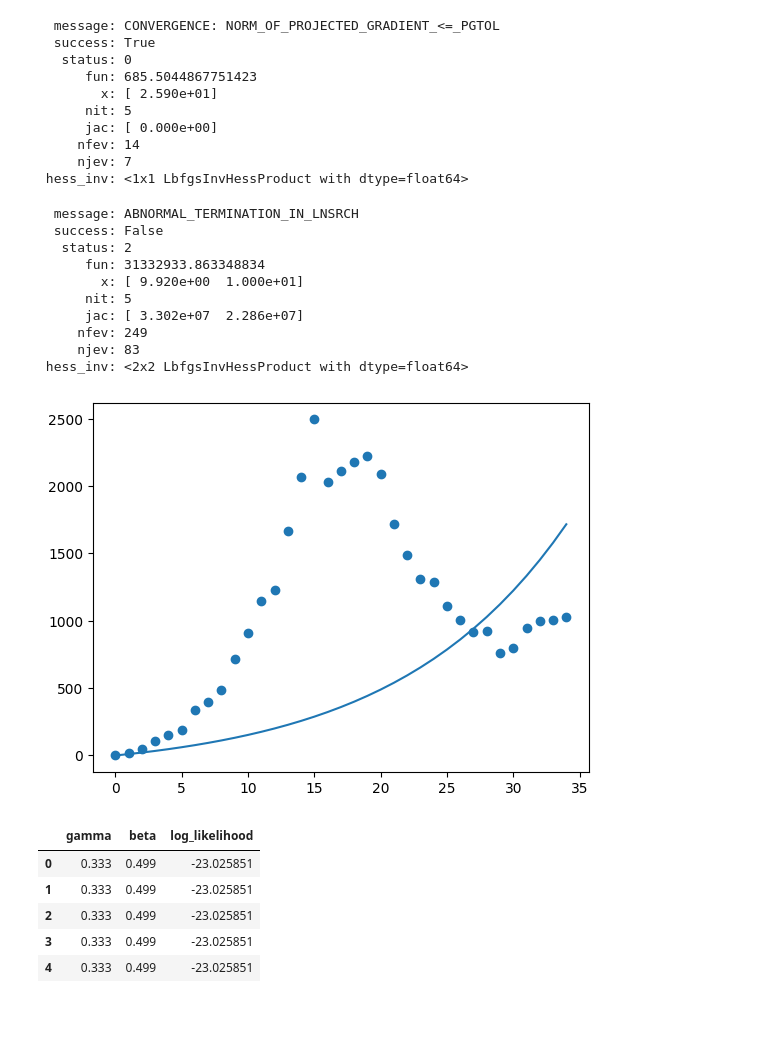
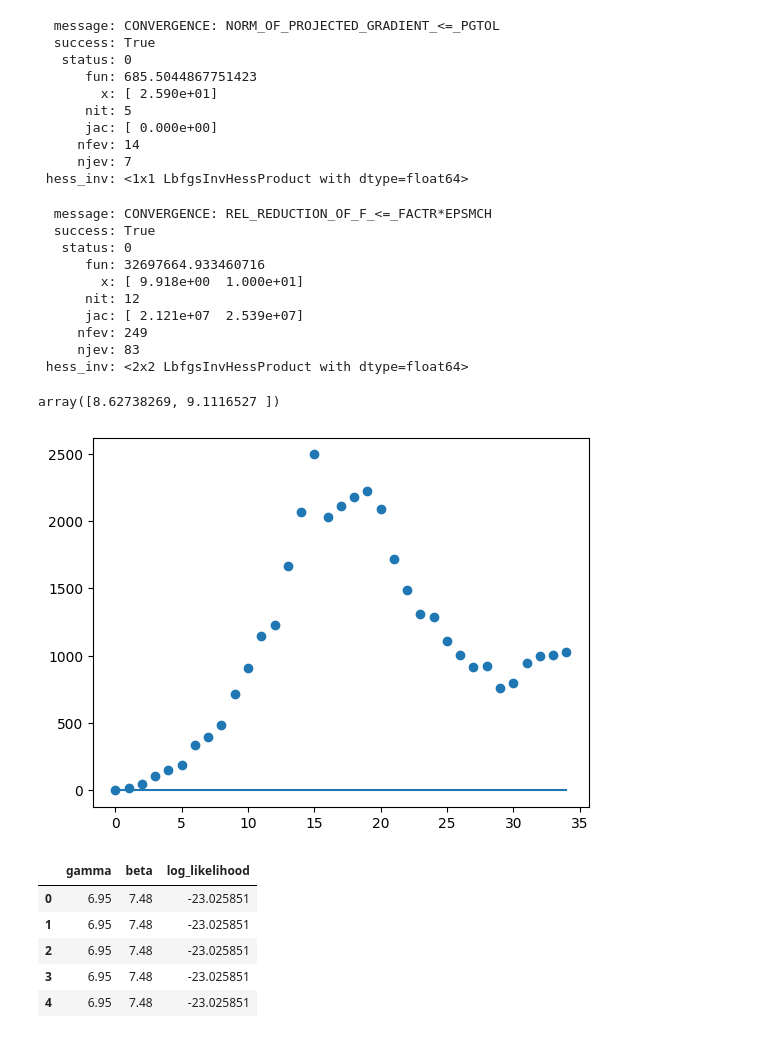
Before and after one commit to HilbertN/Analisis_de_datos_Tareas, a Jupyter notebook: Tarea3_Ajuste_de_parametros.ipynb, the cells around one changed output. Cells and saved outputs as stored; diff of their text form; code cells hidden in the pictures.

Commit message:
Intentamos ajustar la primera ola con curve_fit

```diff
--- a/Tarea3_Ajuste_de_parametros.ipynb
+++ b/Tarea3_Ajuste_de_parametros.ipynb
@@ -91,11 +91,12 @@ min
 #Ejercicio 2: Ajustar la primera ola con m ́ınimos cuadrados
 
 #Tomamos solo los valores del indice 0 al 34, esto sirve para lo que sigue del código
+ola1=ola.iloc[0:35]
+
 ola1.index=np.arange(0,35)
 #Tomamos los datos de tipo flotante
 ola1=ola1.astype(float)
-#Cambiamos el nombre a los índices
-ola1=ola.iloc[0:35]
+
 def SIC(y,t,gamma,beta):
 	S=y[0]
 	I=y[1]
@@ -112,7 +113,7 @@ def Acum(gamma,beta):
   def model(y,t):
     return SIC(y,t,gamma,beta)
   t=np.arange(0,35)
-  N0=31000.0
+  N0=10000.0
   y0=np.array([N0-1.,1.,0.])
   sol=odeint(model,y0,t)
   return sol[:,2]
@@ -126,36 +127,52 @@ x0=np.array([0.01,5])
 res=optimize.minimize(cost,x0,bounds=[(0,10),(0,10)])
 res
 # %% [output]
-  message: ABNORMAL_TERMINATION_IN_LNSRCH
-  success: False
-   status: 2
-      fun: 31332933.863348834
-        x: [ 9.920e+00  1.000e+01]
-      nit: 5
-      jac: [ 3.302e+07  2.286e+07]
+  message: CONVERGENCE: REL_REDUCTION_OF_F_<=_FACTR*EPSMCH
+  success: True
+   status: 0
+      fun: 32697664.933460716
+        x: [ 9.918e+00  1.000e+01]
+      nit: 12
+      jac: [ 2.121e+07  2.539e+07]
      nfev: 249
      njev: 83
  hess_inv: <2x2 LbfgsInvHessProduct with dtype=float64>
+# %%
+#Intentamos ajustar con curve_fit
+def Acum(t,gamma,beta):
+  def SIC(y,t):
+    S=y[0]
+    I=y[1]
+    C=y[2]
+    N=S+I
+    dS=-beta*S*I/N
+    dI=beta*S*I/N-gamma*I
+    dC = beta*S*I/N
+    return np.array([dS,dI,dC])
+  N0=1000.0
+  y0=np.array([N0-1.,1.,0.])
+  sol=odeint(SIC,y0,t)
+  return sol[:,2]
 # %%
-#Intentamos usar curvefit, pero me marca error. Entonces le agregué un punto inicial
-#t=np.arange(0,35)
-#param, cov = optimize.curve_fit(Acum, t, ola1['positivo'],p0=(0.1,0.1))
-#param
-#No funcionó
+t=np.arange(0,35)
+param, cov = optimize.curve_fit(Acum, xdata=t, ydata=np.array(ola1['positivo']) ,maxfev=1000000)
+param
+# %% [output]
+array([8.62738269, 9.1116527 ])
 # %%
 t=np.arange(0,35)
-N0=31000.0
+N0=1000.0
 y0=np.array([N0-1.,1.,0.])
 
 def model(y,t):
-	return SIC(y,t,res.x[0],res.x[1])
+	return SIC(y,t,param[0],param[1])
 model_prediction = odeint(model, y0, t)
 
 plt.plot(t,model_prediction[:,2])
 plt.scatter(t,ola1['positivo'])
 plt.show()
 # %% [output]
-[figure, old version]
+[figure, new version]
 # %%
 #Ejercicio 3:Ajustar la segunda ola con una cadena de Monte Carlo y dar intervalosde confianza para los parámetros
 def PoissonLikelihood(dat, model_prediction):
@@ -235,11 +252,11 @@ for i in range(Number_of_steeps):
 file_h.close()
 # %%
 MCMC = pd.read_csv(mcmc_file_name)
-MCMC.head()
+MCMC.head(5)
 # %% [output]
 |  | gamma | beta | log_likelihood |
-| 0 | 0.333 | 0.499 | -23.025851 |
-| 1 | 0.333 | 0.499 | -23.025851 |
-| 2 | 0.333 | 0.499 | -23.025851 |
-| 3 | 0.333 | 0.499 | -23.025851 |
-| 4 | 0.333 | 0.499 | -23.025851 |
+| 0 | 6.95 | 7.48 | -23.025851 |
+| 1 | 6.95 | 7.48 | -23.025851 |
+| 2 | 6.95 | 7.48 | -23.025851 |
+| 3 | 6.95 | 7.48 | -23.025851 |
+| 4 | 6.95 | 7.48 | -23.025851 |
```
Also changed, not shown: parts of 4 cells of this notebook.
